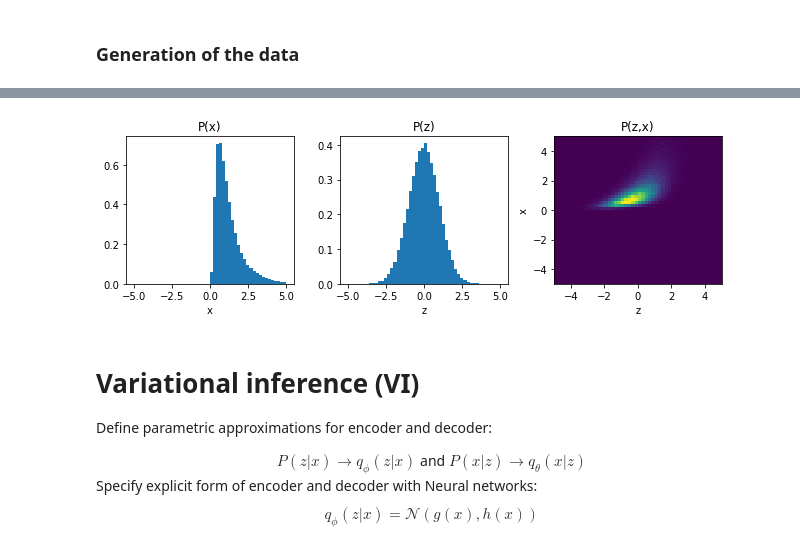
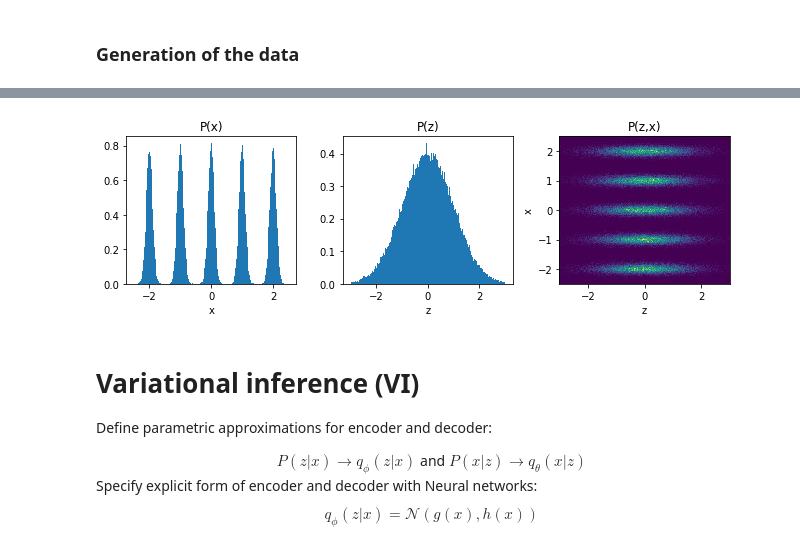
Before and after one commit to Pperezhogin/pyqg_experiments_Ross, a Jupyter notebook: pyqg_subgrid_experiments/Variational Inference/generative_model.ipynb, the cells around one changed output, grey strips where cells are left out. Drawn from its saved outputs; the diff is of its cells as text; code cells hidden in the pictures.

```diff
--- a/pyqg_subgrid_experiments/Variational Inference/generative_model.ipynb
+++ b/pyqg_subgrid_experiments/Variational Inference/generative_model.ipynb
@@ -43,3 +43,18 @@ x = np.exp(sigma_x * np.random.randn(Npoints))
 z = np.log(x) + sigma_z * np.random.randn(Npoints)
 
 x_torch = torch.as_tensor(x.astype('float32')).reshape((-1,1))
+# %%
+Npoints = 100000
+k = 5; # number of modes
+n = int(Npoints/k) * np.ones(k).astype('int')
+n[-1] += Npoints - np.sum(n)
+x = []
+for j in range(k):
+    array = 0.1*np.random.randn(n[j],1)-(0.5+j-k/2)
+    print(array.shape)
+    x.append(array)
+
+x = np.vstack(x).ravel()
+print(x.shape)
+x_torch = torch.as_tensor(x.astype('float32')).reshape((-1,1))
+x_torch.shape
@@ -46,25 +69,25 @@ x_torch = torch.as_tensor(x.astype('float32')).reshape((-1,1))
 # %%
-def plot_histograms(x, z, nbins=50, xy_range = 3):
+def plot_histograms(x, z, nbins=50, xy_range = 3, z_range=3):
     fig = plt.figure(figsize=(9,3))
     plt.subplot(131)
     plt.hist(x, bins=nbins, density = True, range=(-xy_range,xy_range));
     plt.xlabel('x')
     plt.title('P(x)')
     plt.subplot(132)
-    plt.hist(z, bins=nbins, density = True, range=(-xy_range,xy_range));
+    plt.hist(z, bins=nbins, density = True, range=(-z_range,z_range));
     plt.xlabel('z')
     plt.title('P(z)')
     plt.subplot(133)
-    counts, xbins, ybins = np.histogram2d(z, x, bins=(nbins, nbins), density=True, range=((-xy_range,xy_range),(-xy_range,xy_range)))
+    counts, xbins, ybins = np.histogram2d(z, x, bins=(nbins, nbins), density=True, range=((-z_range,z_range),(-xy_range,xy_range)))
     counts = counts.T
     plt.pcolormesh(xbins, ybins, counts)
     plt.xlabel('z')
     plt.ylabel('x')
     plt.title('P(z,x)')
     plt.tight_layout()
-plot_histograms(x,z,50,xy_range=5)
+plot_histograms(x,z,200,xy_range=2.5)
 # %% [output]
-[figure, old version]
+[figure, new version]
 # %% [markdown]
 # Variational inference (VI)
 Define parametric approximations for encoder and decoder: <br>
```
Also changed, not shown: parts of 13 cells of this notebook.
